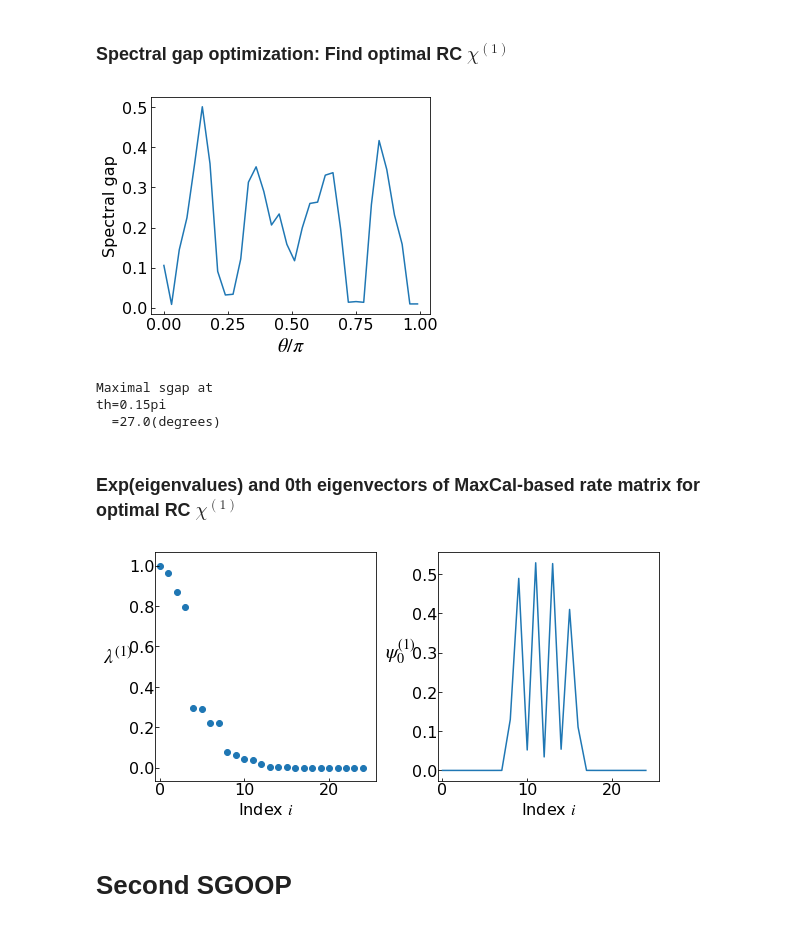
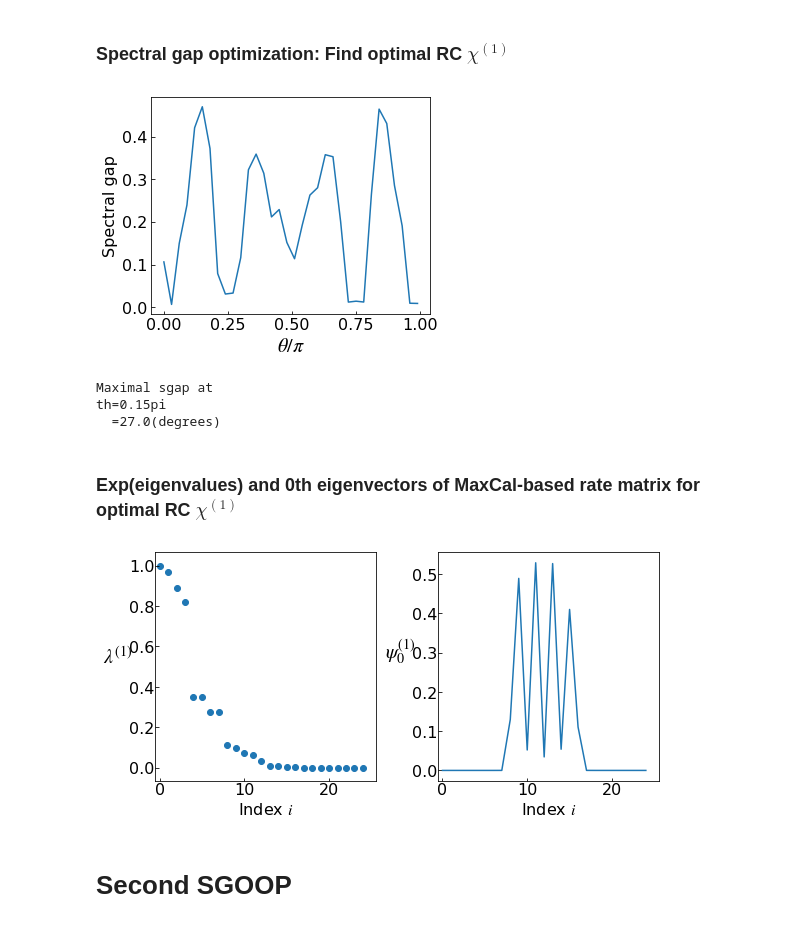
Before and after one commit to tiwarylab/SGOOP-d, a Jupyter notebook: model_potentials/SGOOP_w0_8.ipynb, the cells around one changed output. Saved outputs shown, nothing was run; the diff lists cells and outputs as text; code cells hidden in the pictures.

```diff
--- a/model_potentials/SGOOP_w0_8.ipynb
+++ b/model_potentials/SGOOP_w0_8.ipynb
@@ -102,36 +102,36 @@ for i in range(NUM_FILES):
 # parameters:
 rc_bin['1']=25
 wells['1']=4
 num_pt=34
 rc_interval=0.03
 coeff['i']=np.zeros(2)
 
 # data:
 sgap_arr=np.zeros(num_pt)
 i_arr=np.arange(num_pt)
 for i in i_arr:
     th['i'] = np.pi*i*rc_interval
     coeff['i'][0], coeff['i'][1] = np.cos(th['i']), np.sin(th['i'])
     rc['unbiased'] = coeff['i'][0]*x['unbiased'] + coeff['i'][1]*y['unbiased']
     rc['i'] = coeff['i'][0]*x['1'] + coeff['i'][1]*y['1']
 
-    pi['i'], _ = stationary(rc['i'], rc_bin=rc_bin['1'], weights=weights['1'])
-    MU['i'] = mu_factor(rc['unbiased'], pi['i'], rc_bin=rc_bin['1'], max_d=1)
+    pi['i'], binedges['i'] = stationary(rc['i'], rc_bin=rc_bin['1'], weights=weights['1'])
+    MU['i'] = mu_factor(rc['unbiased'], pi['i'], binedges['i'], max_d=1)
     S['i'] = sg_transmat(rc_bin['1'], pi['i'], MU['i'], max_d=1)
     sgap_arr[i] = sgap(S['i'], wells['1'])
 
 # Plottings:
 fig, ax=plt.subplots(figsize=(5,4))
 ax.plot(rc_interval*i_arr, sgap_arr)
 ax.tick_params(which='major', axis='both', direction='in', labelsize=16)
 ax.set_xlabel('$\\theta/\pi$', size=20)
 ax.set_ylabel('Spectral gap', size=16)
 
 plt.show()
 
 print('Maximal sgap at \nth={}pi\n  ={}(degrees)'.format(rc_interval*np.argmax(sgap_arr), rc_interval*np.argmax(sgap_arr)*180))
 # %% [output]
-[figure, old version]
+[figure, new version]
 Maximal sgap at
 th=0.15pi
   =27.0(degrees)
@@ -148,7 +148,7 @@ coeff['1'][0], coeff['1'][1] = np.cos(th['1']), np.sin(th['1'])
 rc['unbiased'] = coeff['1'][0]*x['unbiased'] + coeff['1'][1]*y['unbiased']
 rc['1'] = coeff['1'][0]*x['1'] + coeff['1'][1]*y['1']
 pi['1'], binedges['1'] = stationary(rc['1'], rc_bin=rc_bin['1'], weights=weights['1'])
-MU['1'] = mu_factor(rc['unbiased'], pi['1'], rc_bin=rc_bin['1'], max_d=1)
+MU['1'] = mu_factor(rc['unbiased'], pi['1'], binedges['1'], max_d=1)
 S['1'] = sg_transmat(rc_bin['1'], pi['1'], MU['1'], max_d=1)
 E['1'] = eigenval(S['1'])
 eval1, exp_eval1, evec1 = E['1']
@@ -176,7 +176,7 @@ fig.tight_layout()
 
 plt.show()
 # %% [output]
-[figure, old version]
+[figure, new version]
 # %% [markdown]
 # Second SGOOP
 # %% [markdown]
```
Also changed, not shown: parts of 5 cells of this notebook, 4 other files.
